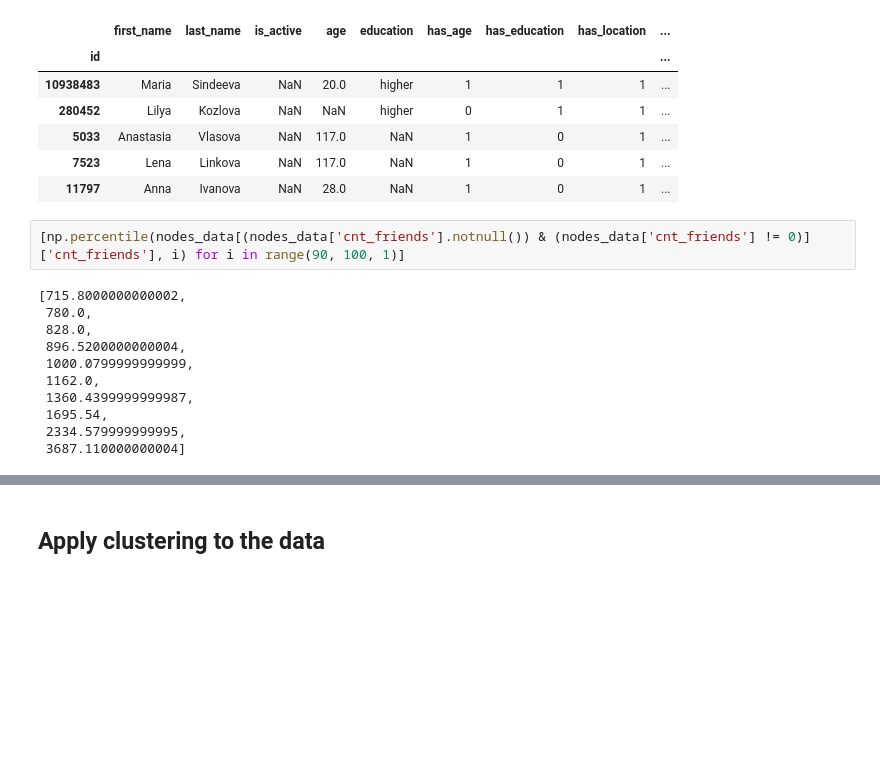
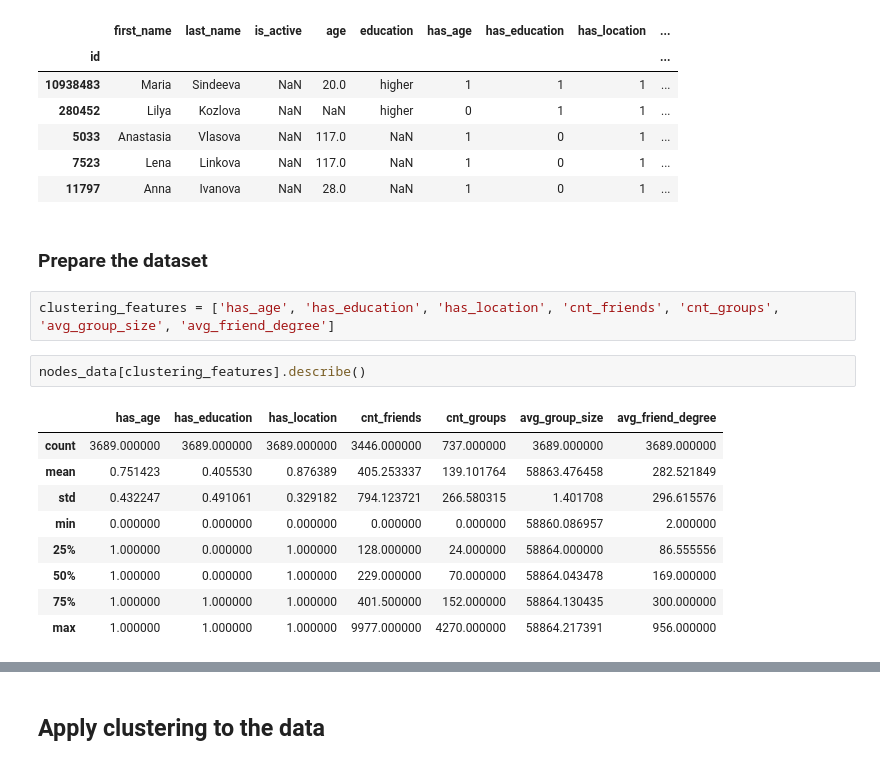
Before and after one commit to lapsya/100daysofcode, a Jupyter notebook: graph_clustering/vk_graph.ipynb, the cells around one changed output, grey strips where cells are left out. Drawn from its saved outputs; the diff is of its cells as text; blank space fills up the shorter version.

```diff
--- a/graph_clustering/vk_graph.ipynb
+++ b/graph_clustering/vk_graph.ipynb
@@ -351,16 +398,19 @@ nodes_data.head()
 | 5033 | Anastasia | Vlasova | NaN | 117.0 | NaN | 1 | 0 | 1 | ... |
 | 7523 | Lena | Linkova | NaN | 117.0 | NaN | 1 | 0 | 1 | ... |
 | 11797 | Anna | Ivanova | NaN | 28.0 | NaN | 1 | 0 | 1 | ... |
-# %%
-[np.percentile(nodes_data[(nodes_data['cnt_friends'].notnull()) & (nodes_data['cnt_friends'] != 0)]['cnt_friends'], i) for i in range(90, 100, 1)]
-# %% [output]
-[715.8000000000002,
- 780.0,
- 828.0,
- 896.5200000000004,
- 1000.0799999999999,
- 1162.0,
- 1360.4399999999987,
- 1695.54,
- 2334.579999999995,
- 3687.110000000004]
+# %% [markdown]
+### Prepare the dataset
+# %%
+clustering_features = ['has_age', 'has_education', 'has_location', 'cnt_friends', 'cnt_groups', 'avg_group_size', 'avg_friend_degree']
+# %%
+nodes_data[clustering_features].describe()
+# %% [output]
+|  | has_age | has_education | has_location | cnt_friends | cnt_groups | avg_group_size | avg_friend_degree |
+| count | 3689.000000 | 3689.000000 | 3689.000000 | 3446.000000 | 737.000000 | 3689.000000 | 3689.000000 |
+| mean | 0.751423 | 0.405530 | 0.876389 | 405.253337 | 139.101764 | 58863.476458 | 282.521849 |
+| std | 0.432247 | 0.491061 | 0.329182 | 794.123721 | 266.580315 | 1.401708 | 296.615576 |
+| min | 0.000000 | 0.000000 | 0.000000 | 0.000000 | 0.000000 | 58860.086957 | 2.000000 |
+| 25% | 1.000000 | 0.000000 | 1.000000 | 128.000000 | 24.000000 | 58864.000000 | 86.555556 |
+| 50% | 1.000000 | 0.000000 | 1.000000 | 229.000000 | 70.000000 | 58864.043478 | 169.000000 |
+| 75% | 1.000000 | 1.000000 | 1.000000 | 401.500000 | 152.000000 | 58864.130435 | 300.000000 |
+| max | 1.000000 | 1.000000 | 1.000000 | 9977.000000 | 4270.000000 | 58864.217391 | 956.000000 |
```
Also changed, not shown: parts of 29 cells of this notebook, 1 other file.
